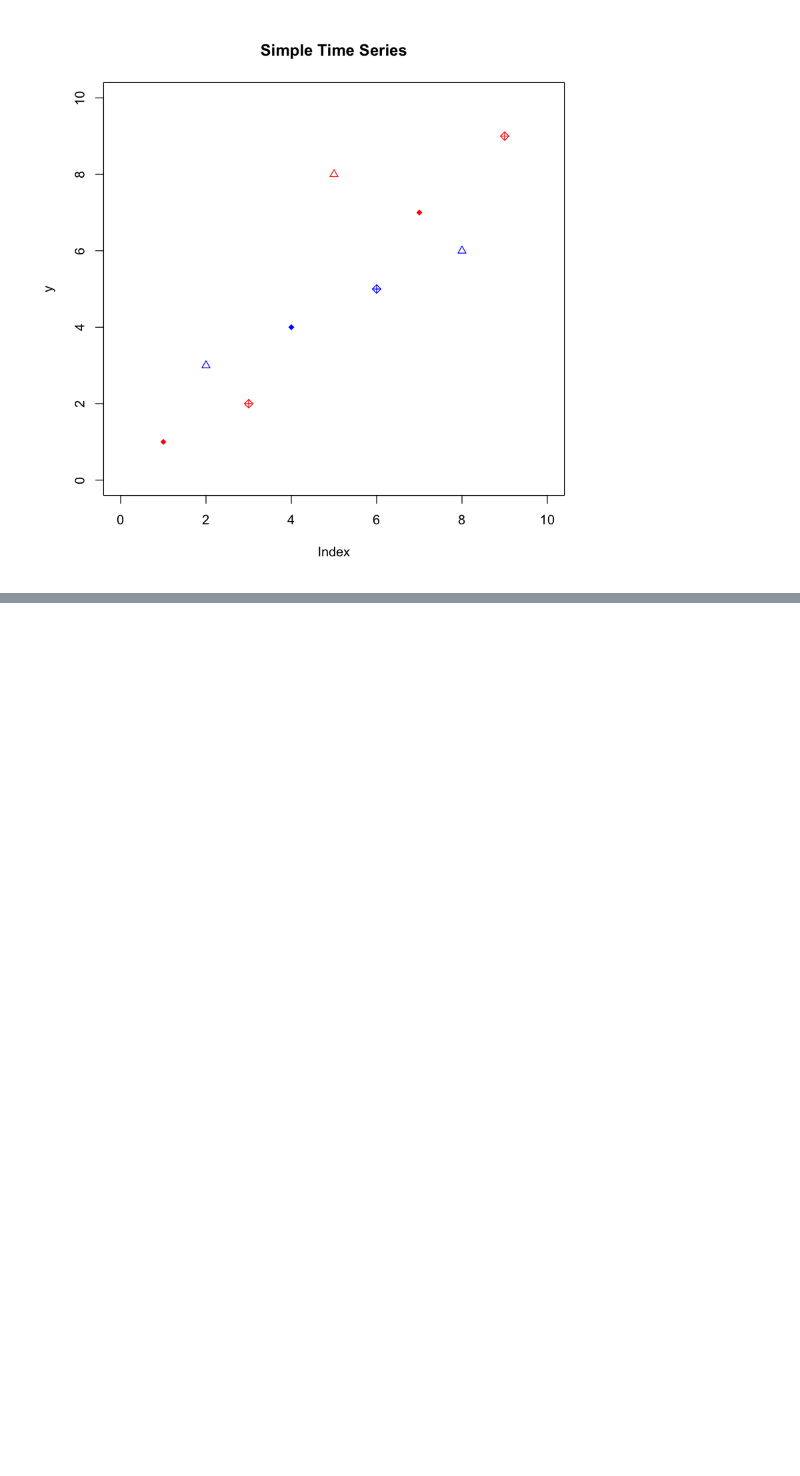
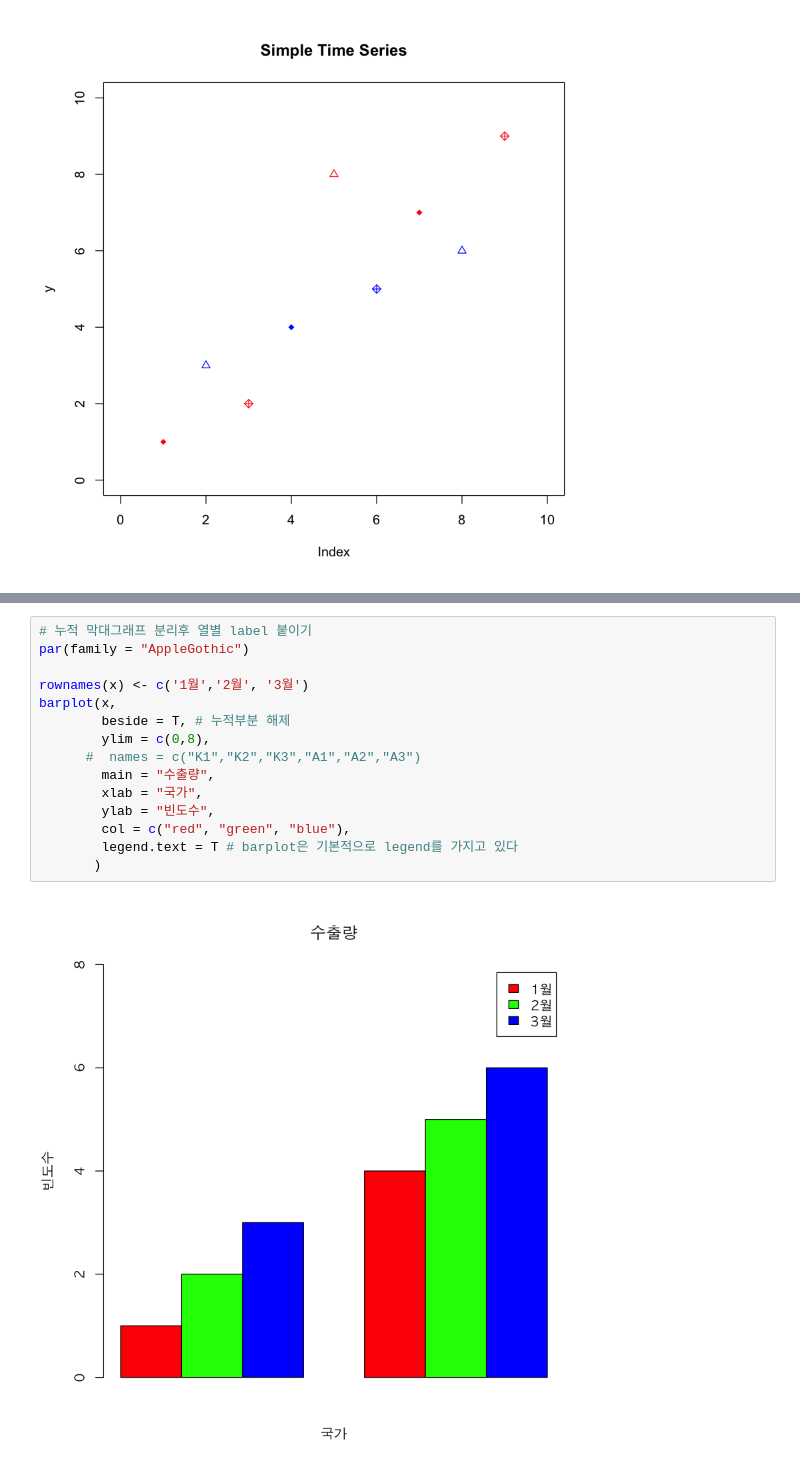
Before and after one commit to hyeopyi/R_Study, a Jupyter notebook: 09.데이터시각화.ipynb, the cells around one changed output, grey strips where cells are left out. Drawn from its saved outputs; the diff is of its cells as text; blank space fills up the shorter version.

```diff
--- a/09.데이터시각화.ipynb
+++ b/09.데이터시각화.ipynb
@@ -189,0 +280,17 @@ plot(x, y,
+# %%
+# 누적 막대그래프 분리후 열별 label 붙이기
+par(family = "AppleGothic")
+
+rownames(x) <- c('1월','2월', '3월')
+barplot(x,
+        beside = T, # 누적부분 해제
+        ylim = c(0,8),
+      #  names = c("K1","K2","K3","A1","A2","A3")
+        main = "수출량",
+        xlab = "국가",
+        ylab = "빈도수",
+        col = c("red", "green", "blue"),
+        legend.text = T # barplot은 기본적으로 legend를 가지고 있다
+       )
+# %% [output]
+[figure, added]
```
Also changed, not shown: parts of 39 cells of this notebook, 4 other files.
